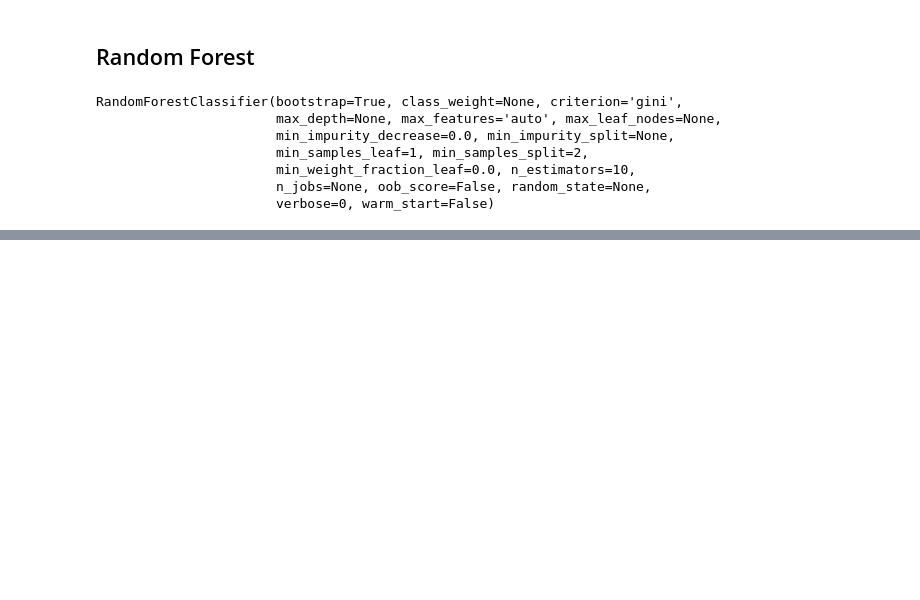
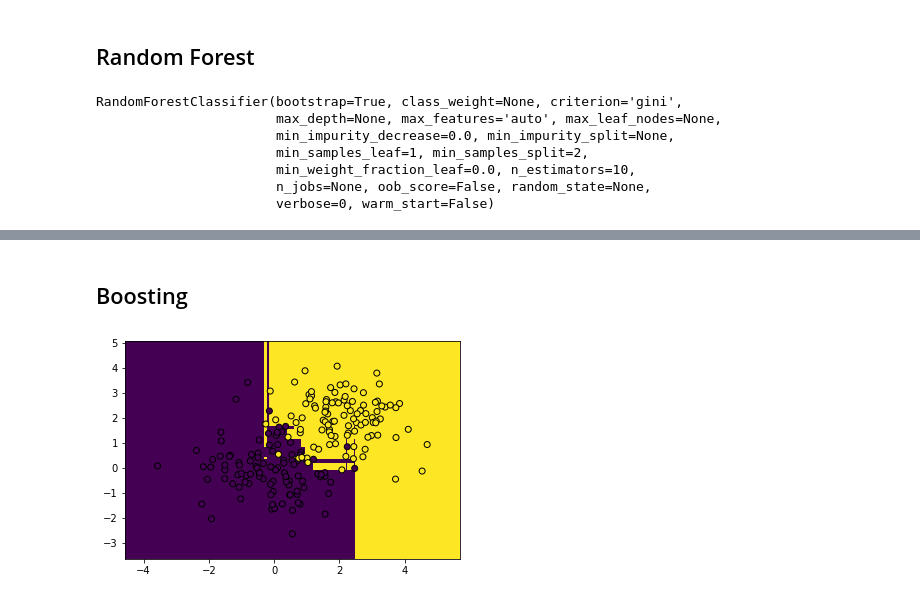
Before and after one commit to xenteros/data-science-training, a Jupyter notebook: Ensembles.ipynb, the cells around one changed output, grey strips where cells are left out. Saved outputs shown, nothing was run; the diff lists cells and outputs as text; code cells hidden in the pictures; blank space fills up the shorter version.

Commit message:
Add Boosting

```diff
--- a/Ensembles.ipynb
+++ b/Ensembles.ipynb
@@ -546 +546,4 @@ df
 | DecisionTreeClassifier-4 | 0.960000 | 0.960000 | 0.960000 | 0.960000 | [[50, 0, 0], [0, 47, 3], [0, 3, 47]] |
+# %% [markdown]
+Boosting
+---
@@ -546,0 +552,17 @@ df
+# %%
+clf = AdaBoostClassifier()
+
+clf.fit(train_data, train_labels)
+
+xs, ys = get_grid(train_data)
+
+predicted = clf.predict(
+    np.column_stack((xs.flatten(),
+                     ys.flatten()))).reshape(xs.shape)
+# %%
+fig, ax = plt.subplots()
+ax.pcolormesh(xs, ys, predicted)
+ax.scatter(train_data[:, 0], train_data[:, 1], c=train_labels, edgecolors='k')
+plt.show()
+# %% [output]
+[figure, added]
```
Also changed, not shown: parts of 15 cells of this notebook.
